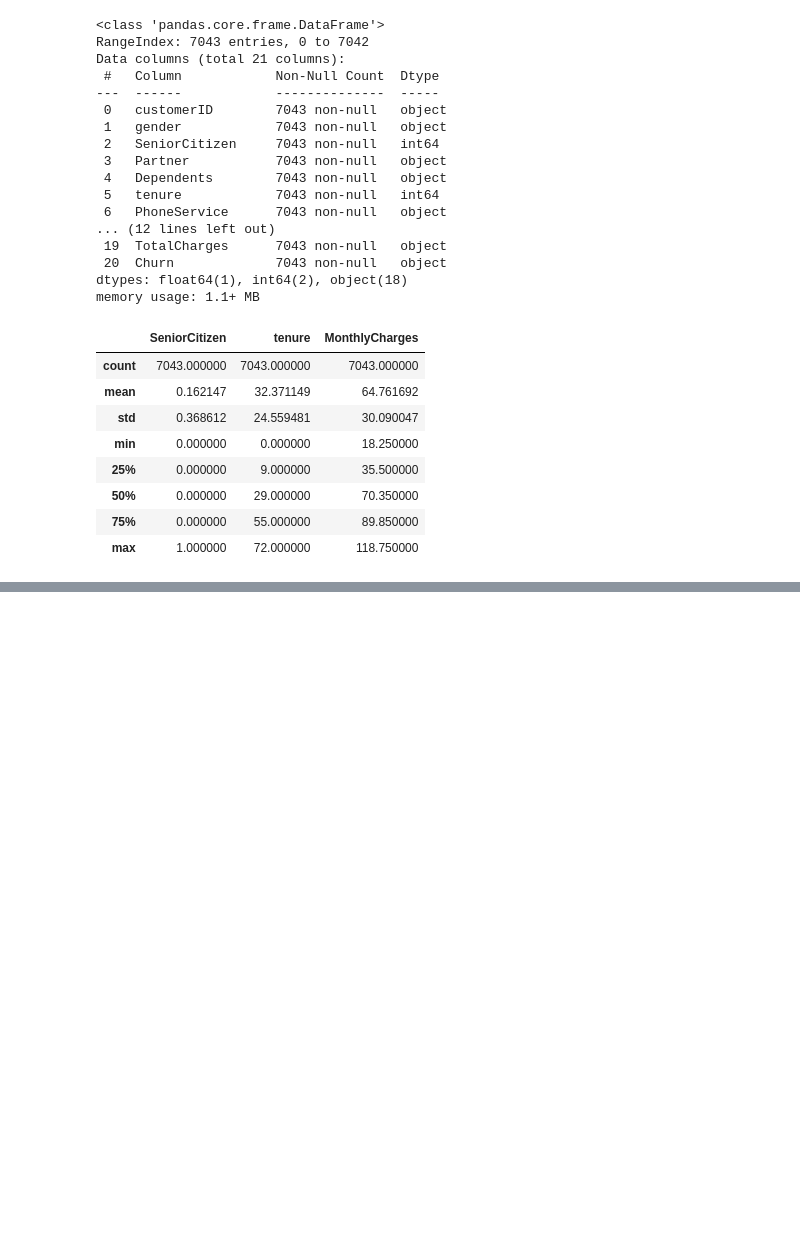
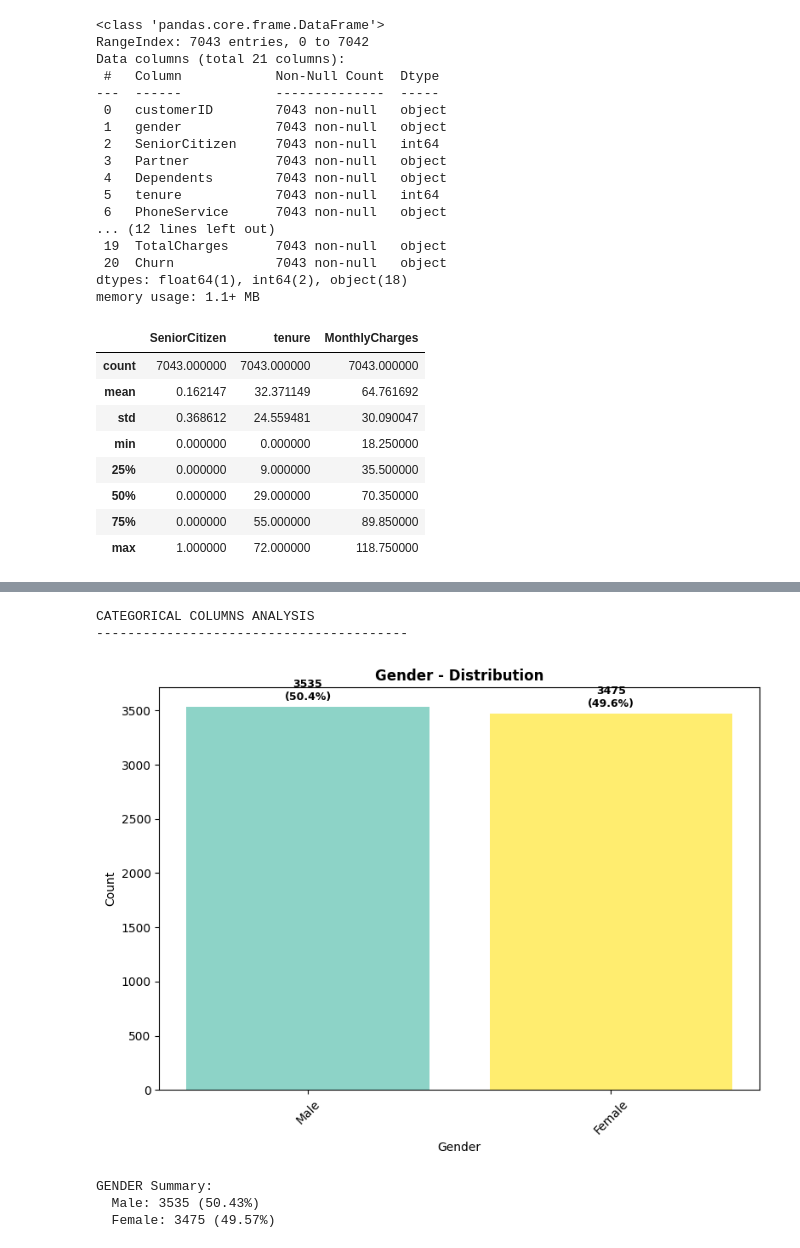
Before and after one commit to Tokal-27/GTC-Customer-Churn-Prediction, a Jupyter notebook: Customer_Churn_.ipynb, the cells around one changed output, grey strips where cells are left out. Drawn from its saved outputs; the diff is of its cells as text; code cells hidden in the pictures; blank space fills up the shorter version.

```diff
--- a/Customer_Churn_.ipynb
+++ b/Customer_Churn_.ipynb
@@ -22,0 +46,3 @@ df.head()
+# %%
+df=pd.read_csv("Churn.csv")
+df.head()
@@ -139,6 +174,0 @@ for col in df.select_dtypes(include=['object']).columns:
-# %%
-for col in df.select_dtypes(include='number').columns:
-    plt.figure(figsize=(6,3))
-    sns.boxplot(x=df[col])
-    plt.title(f"Boxplot of {col}")
-    plt.show()
@@ -159,11 +174,0 @@ for col in df.select_dtypes(include='number').columns:
-# %%
-outliers_col=[]
-for col in df.select_dtypes(include='number').columns:
-  q1 = df[col].quantile(0.25)
-  q3 = df[col].quantile(0.75)
-  iqr = q3 - q1
-  lower_bound = q1 - 1.5 * iqr
-  upper_bound = q3 + 1.5 * iqr
-  count_outliers = df[(df[col] < lower_bound) | (df[col] > upper_bound)].shape[0]
-  if count_outliers > 0:
-      outliers_col.append(col)
@@ -200,0 +230,60 @@ X_scaled = scaler.fit_transform(X)
+# %%
+print("\nCATEGORICAL COLUMNS ANALYSIS")
+print("-" * 40)
+
+if len(categorical_columns) > 0:
+    for col in categorical_columns:
+        # Bar Plot
+        fig_bar, ax_bar = plt.subplots(figsize=(8, 6))
+        value_counts = df[col].value_counts()
+        bars = ax_bar.bar(range(len(value_counts)), value_counts.values,
+                         color=plt.cm.Set3(np.linspace(0, 1, len(value_counts))))
+        ax_bar.set_title(f'{col.title().replace("_", " ")} - Distribution',
+                        fontweight='bold', fontsize=12)
+        ax_bar.set_xlabel(col.title().replace("_", " "))
+        ax_bar.set_ylabel('Count')
+        ax_bar.set_xticks(range(len(value_counts)))
+        ax_bar.set_xticklabels(value_counts.index, rotation=45)
+
+        for bar, count in zip(bars, value_counts.values):
+            height = bar.get_height()
+            ax_bar.text(bar.get_x() + bar.get_width()/2., height + height*0.01,
+                       f'{count}\n({count/len(df)*100:.1f}%)',
+                       ha='center', va='bottom', fontweight='bold', fontsize=9)
+
+        plt.tight_layout()
+        plt.show()
+
+        # # Pie Plot
+        # fig_pie, ax_pie = plt.subplots(figsize=(8, 6))
+        # colors = plt.cm.Set3(np.linspace(0, 1, len(value_counts)))
+        # wedges, texts, autotexts = ax_pie.pie(value_counts.values,
+        #                                      labels=value_counts.index,
+        #                                      autopct='%1.1f%%',
+        #                                      colors=colors,
+        #                                      startangle=90,
+        #                                      explode=[0.05]*len(value_counts))
+        # ax_pie.set_title(f'{col.title().replace("_", " ")} - Proportional Distribution',
+        #                 fontweight='bold', fontsize=12)
+
+        # for autotext in autotexts:
+        #     autotext.set_color('white')
+        #     autotext.set_fontweight('bold')
+
+        # plt.tight_layout()
+        # plt.show()
+
+        # Summary
+        print(f"\n{col.upper()} Summary:")
+        percentages = (value_counts / len(df) * 100).round(2)
+        for value, count, pct in zip(value_counts.index, value_counts.values, percentages):
+            print(f"  {value}: {count} ({pct}%)")
+else:
+    print("No categorical columns found.")
+# %% [output]
+CATEGORICAL COLUMNS ANALYSIS
+----------------------------------------
+[figure, added]
+GENDER Summary:
+  Male: 3535 (50.43%)
+  Female: 3475 (49.57%)
```
Also changed, not shown: parts of 46 cells of this notebook.
